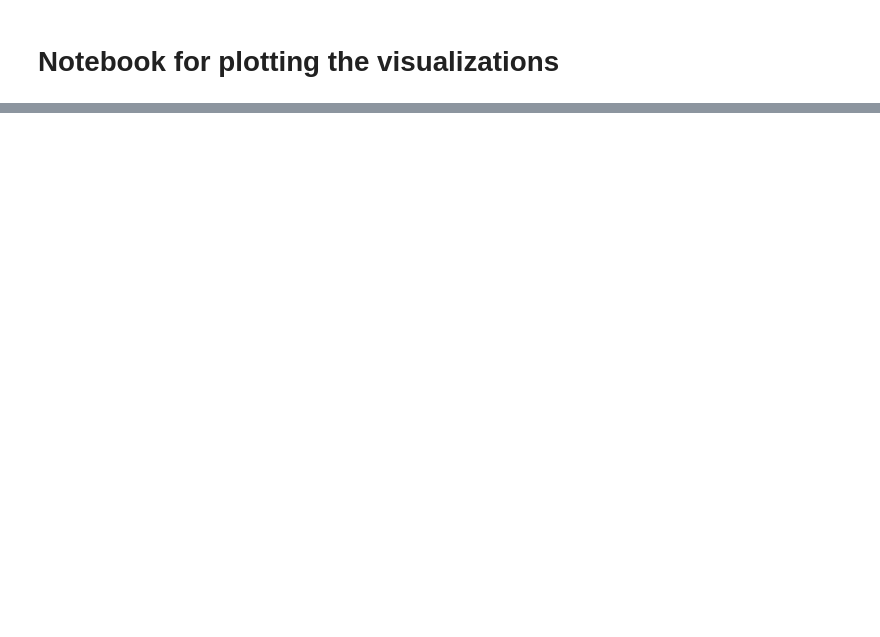
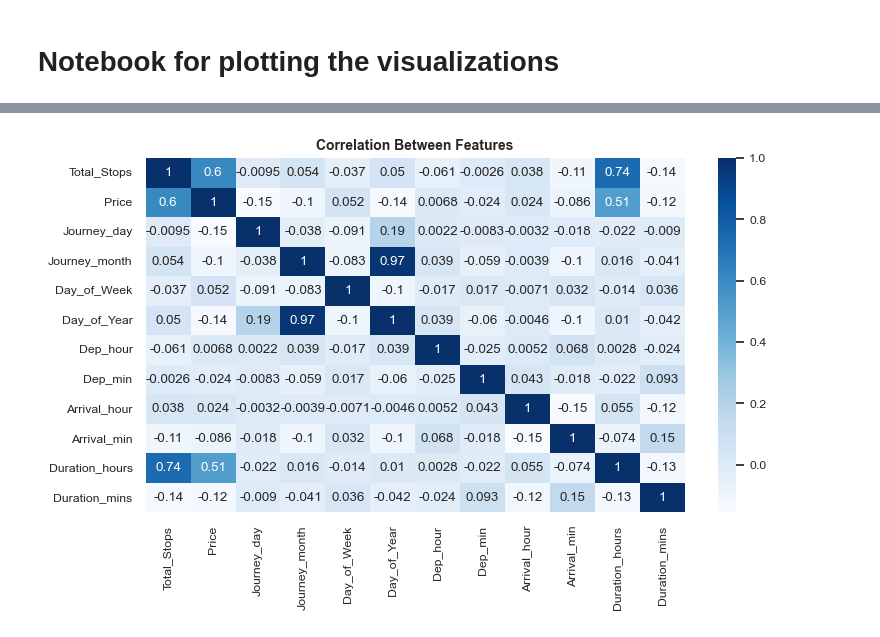
Before and after one commit to Fernando3161/flight_price_pred, a Jupyter notebook: data/Notebook.ipynb, the cells around one changed output, grey strips where cells are left out. Saved outputs shown, nothing was run; the diff lists cells and outputs as text; code cells hidden in the pictures; blank space fills up the shorter version.

```diff
--- a/data/Notebook.ipynb
+++ b/data/Notebook.ipynb
@@ -229,7 +2,0 @@ ExtraTreesRegressor()
-# %%
-print(reg.feature_importances_)
-list_feat_import = [x for x in reg.feature_importances_]
-list_feat_import=[round(x/min(list_feat_import)) for x in list_feat_import]
-
-for x in range(len(X.columns)):
-    print(list(X.columns)[x], list_feat_import[x])
@@ -377,0 +127,31 @@ plt.show()
+# %%
+
+if "Route" in train_data.columns and "Additional_Info" in train_data.columns:
+    train_data.drop(['Route','Additional_Info'],inplace=True,axis=1)
+# acc to the data, price is directly prop to the no. of stops
+train_data['Total_Stops'].replace({'non-stop':0,'1 stop':1,'2 stops':2,'3 stops':3,'4 stops':4},inplace=True)
+
+data_train = pd.concat([train_data,airline,source,destination],axis=1)
+data_train.dropna(inplace=True)
+try:
+    data_train.drop(['Airline','Source','Destination'],axis=1,inplace=True)
+except:
+    pass
+# Taking out train data.
+X = data_train.drop('Price',axis=1)
+y = data_train['Price']
+try:
+    train_data.drop(['Airline','Source','Destination'],axis=1,inplace=True)
+except:
+    pass
+
+
+sns.set(font_scale=.8)
+fig,ax= plt.subplots(figsize=(8,5))
+sns.heatmap(train_data.corr(),cmap='Blues',annot=True, ax=ax)
+ax.set_title("Correlation Between Features", fontweight="bold", fontsize=10)
+fig.tight_layout()
+plt.tight_layout()
+fig.savefig(os.path.join(FIG_RESULTS_DIR, "FeaturesHeatmap.png"), dpi=600)
+# %% [output]
+[figure, added]
```
Also changed, not shown: parts of 41 cells of this notebook, 8 other files.
